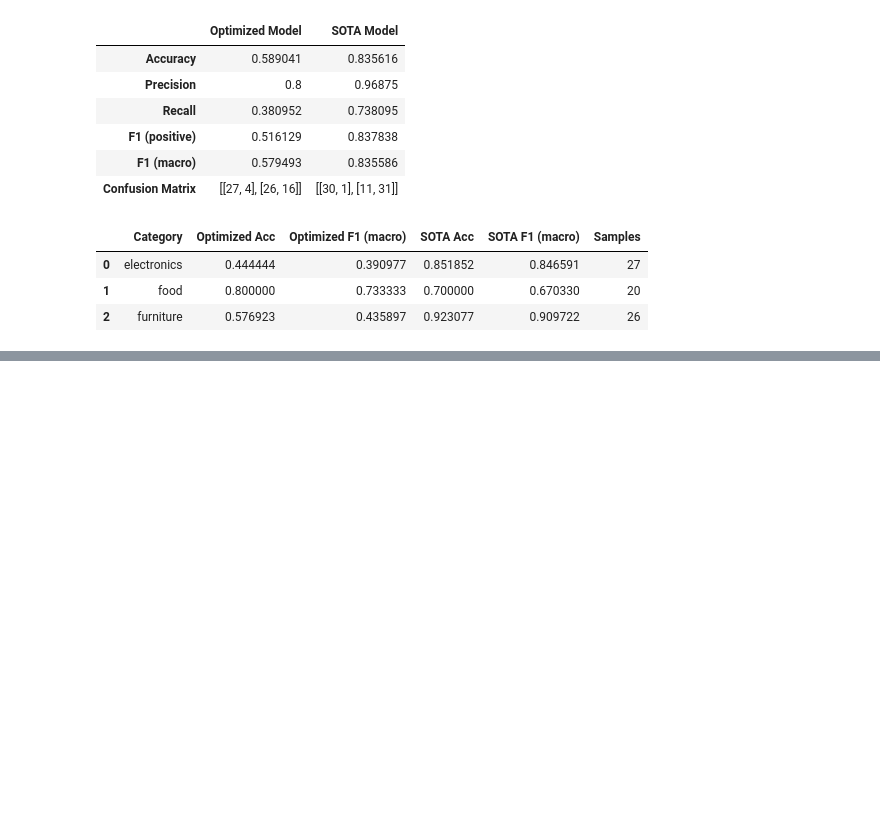
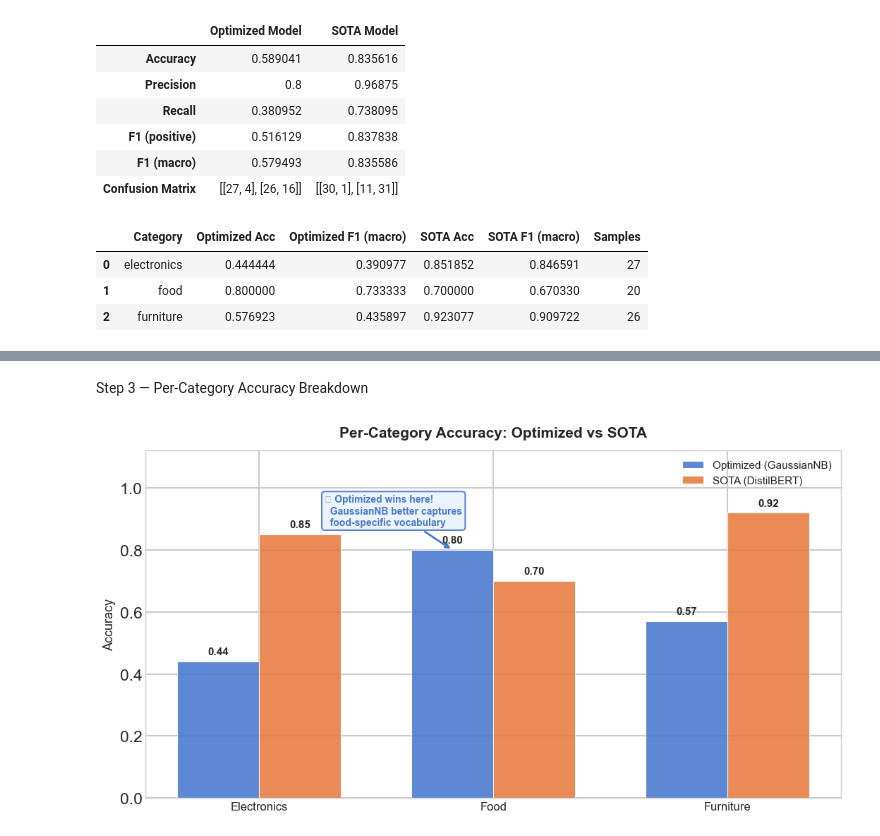
Before and after one commit to Marwan051/social_data_analytics_tasks, a Jupyter notebook: task5/sota.ipynb, the cells around one changed output, grey strips where cells are left out. Saved outputs shown, nothing was run; the diff lists cells and outputs as text; code cells hidden in the pictures; blank space fills up the shorter version.

```diff
--- a/task5/sota.ipynb
+++ b/task5/sota.ipynb
@@ -164,0 +263,57 @@ per_category_results
+# %% [markdown]
+Step 3 — Per-Category Accuracy Breakdown
+# %%
+# ── Step 3: Per-Category Accuracy Grouped Bar Chart ──────────────────────────
+import numpy as np
+import matplotlib.pyplot as plt
+import seaborn as sns
+
+sns.set_context("talk")
+plt.style.use("seaborn-v0_8-whitegrid")
+
+categories = ["Electronics", "Food", "Furniture"]
+opt_acc    = [0.44, 0.80, 0.57]
+sota_acc   = [0.85, 0.70, 0.92]
+
+x     = np.arange(len(categories))
+width = 0.35
+
+fig, ax = plt.subplots(figsize=(11, 6))
+
+bars_opt  = ax.bar(x - width/2, opt_acc,  width, label="Optimized (GaussianNB)",
+                   color="#4878CF", alpha=0.88, edgecolor="white", linewidth=0.8)
+bars_sota = ax.bar(x + width/2, sota_acc, width, label="SOTA (DistilBERT)",
+                   color="#E87A3F", alpha=0.88, edgecolor="white", linewidth=0.8)
+
+# Value labels
+for bars, vals in [(bars_opt, opt_acc), (bars_sota, sota_acc)]:
+    for bar, v in zip(bars, vals):
+        ax.text(bar.get_x() + bar.get_width()/2, v + 0.015,
+                f"{v:.2f}", ha="center", va="bottom",
+                fontsize=11, fontweight="bold")
+
+# ── Key insight annotation: Optimized wins on Food ──
+food_idx = 1
+ax.annotate(
+    "★ Optimized wins here!\n  GaussianNB better captures\n  food-specific vocabulary",
+    xy=(food_idx - width/2, opt_acc[food_idx]),
+    xytext=(food_idx - 0.72, 0.88),
+    arrowprops=dict(arrowstyle="->", color="#4878CF", lw=2.0),
+    fontsize=10, color="#4878CF", fontweight="bold",
+    bbox=dict(boxstyle="round,pad=0.3", facecolor="#EAF3FB", edgecolor="#4878CF", alpha=0.9),
+)
+
+ax.set_xticks(x)
+ax.set_xticklabels(categories, fontsize=12)
+ax.set_ylabel("Accuracy", fontsize=13)
+ax.set_ylim(0, 1.12)
+ax.set_title("Per-Category Accuracy: Optimized vs SOTA", fontsize=15,
+             fontweight="bold", pad=14)
+ax.legend(fontsize=11, framealpha=0.7)
+ax.set_axisbelow(True)
+
+plt.tight_layout()
+plt.savefig("category_accuracy.png", dpi=200, bbox_inches="tight")
+plt.show()
+# %% [output]
+[figure, added]
```
Also changed, not shown: parts of 9 cells of this notebook.
